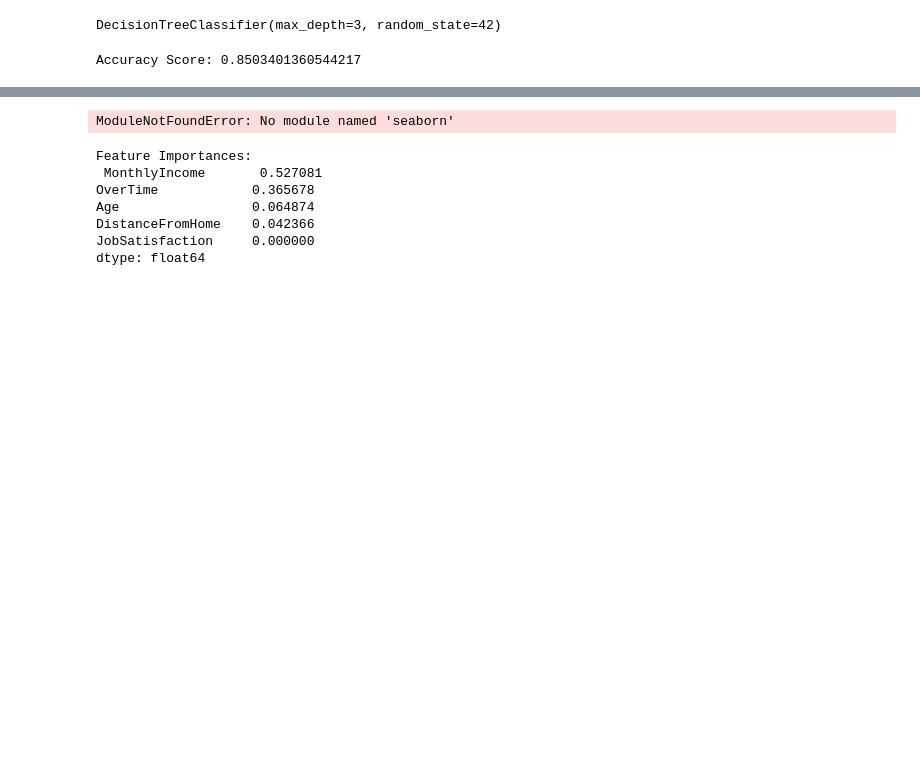
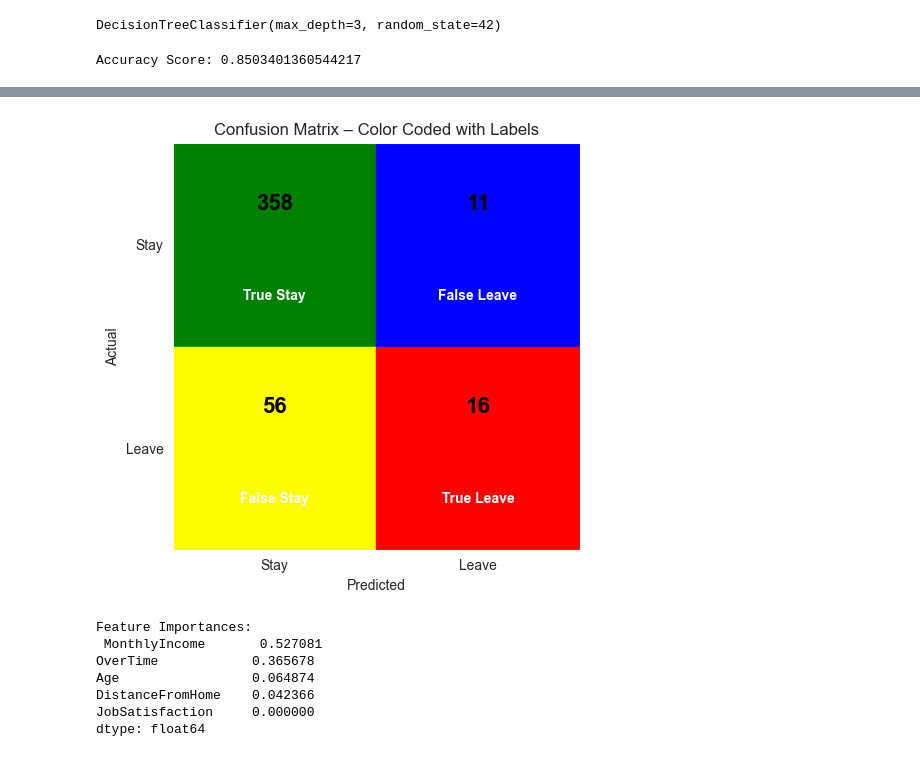
Before and after one commit to activesun1982/decision-tree-hr-attrition-analysis, a Jupyter notebook: decision_tree_attrition_fixed.ipynb, the cells around one changed output, grey strips where cells are left out. Saved outputs shown, nothing was run; the diff lists cells and outputs as text; code cells hidden in the pictures; blank space fills up the shorter version.

Commit message:
Refine the confusion matrix with color coding

```diff
--- a/decision_tree_attrition_fixed.ipynb
+++ b/decision_tree_attrition_fixed.ipynb
@@ -95,55 +97,64 @@ plt.show()
 # %%
 import pandas as pd
 import matplotlib.pyplot as plt
+import numpy as np
 import seaborn as sns
 from sklearn.model_selection import train_test_split
 from sklearn.tree import DecisionTreeClassifier
 from sklearn.metrics import confusion_matrix
 
-# Load and preprocess dataset
-df = pd.read_csv("WA_Fn-UseC_-HR-Employee-Attrition.csv")
-df = df[["Attrition", "Age", "JobSatisfaction", "MonthlyIncome", "DistanceFromHome", "OverTime"]]
-df["Attrition"] = df["Attrition"].map({"Yes": 1, "No": 0})
-df["OverTime"] = df["OverTime"].map({"Yes": 1, "No": 0})
-
-X = df.drop("Attrition", axis=1)
-y = df["Attrition"]
-
-# Train/test split
-X_train, X_test, y_train, y_test = train_test_split(X, y, test_size=0.2, random_state=42)
-
 # Train model
-model = DecisionTreeClassifier(max_depth=3, random_state=42)
-model.fit(X_train, y_train)
+#model = DecisionTreeClassifier(max_depth=3, random_state=42)
+#model.fit(X_train, y_train)
 
 # Predict
 y_pred = model.predict(X_test)
 cm = confusion_matrix(y_test, y_pred)
 
 # Define base heatmap with colored background
-colors = [["green", "blue"], ["yellow", "red"]]
-flat_colors = sum(colors, [])  # Flatten the list
-plt.figure(figsize=(6, 5))
-ax = sns.heatmap(cm, annot=True, fmt='d', cmap=sns.color_palette(flat_colors, as_cmap=True),
-                 xticklabels=["Stay", "Leave"], yticklabels=["Stay", "Leave"],
-                 cbar=False, linewidths=0.5, linecolor='black', square=True)
 
-# Custom overlay labels
-labels = [["✅ True Stay", "❌ False Leave"],
-          ["⚠️ False Stay", "✅ True Leave"]]
+# Set manual colors per cell (based on position)
+cell_colors = np.array([["green", "blue"],
+                        ["yellow", "red"]])
+
+# Plot square patches with fixed colors
+fig, ax = plt.subplots(figsize=(6, 5))
+for i in range(2):
+    for j in range(2):
+        ax.add_patch(plt.Rectangle((j, i), 1, 1, color=cell_colors[i][j]))
+
+# Overlay numeric confusion matrix values
+for i in range(2):
+    for j in range(2):
+        ax.text(j + 0.5, i + 0.3, cm[i, j], ha='center', va='center',
+                fontsize=16, color='black', fontweight='bold')
+
+# Custom descriptive labels
+labels = [["True Stay", "False Leave"],
+          ["False Stay", "True Leave"]]
 
 for i in range(2):
     for j in range(2):
-        ax.text(j + 0.5, i + 0.8, labels[i][j],
-                ha='center', va='center', fontsize=9, color='black', weight='bold')
+        ax.text(j + 0.5, i + 0.75, labels[i][j],
+                ha='center', va='center', fontsize=10, color='white', fontweight='bold')
 
-plt.xlabel("Predicted")
-plt.ylabel("Actual")
-plt.title("Confusion Matrix – Color Coded with Labels")
+# Axis setup
+ax.set_xticks([0.5, 1.5])
+ax.set_yticks([0.5, 1.5])
+ax.set_xticklabels(["Stay", "Leave"])
+ax.set_yticklabels(["Stay", "Leave"])
+ax.set_xlabel("Predicted")
+ax.set_ylabel("Actual")
+ax.set_title("Confusion Matrix – Color Coded with Labels")
+ax.set_xlim(0, 2)
+ax.set_ylim(0, 2)
+ax.invert_yaxis()
+ax.set_aspect('equal')
+plt.grid(False)
 plt.tight_layout()
 plt.show()
 # %% [output]
-ModuleNotFoundError: No module named 'seaborn'
+[figure, added]
 # %%
 #understanding the importance of drivers / levers based on feature importance
 
```
Also changed, not shown: parts of 2 cells of this notebook.
